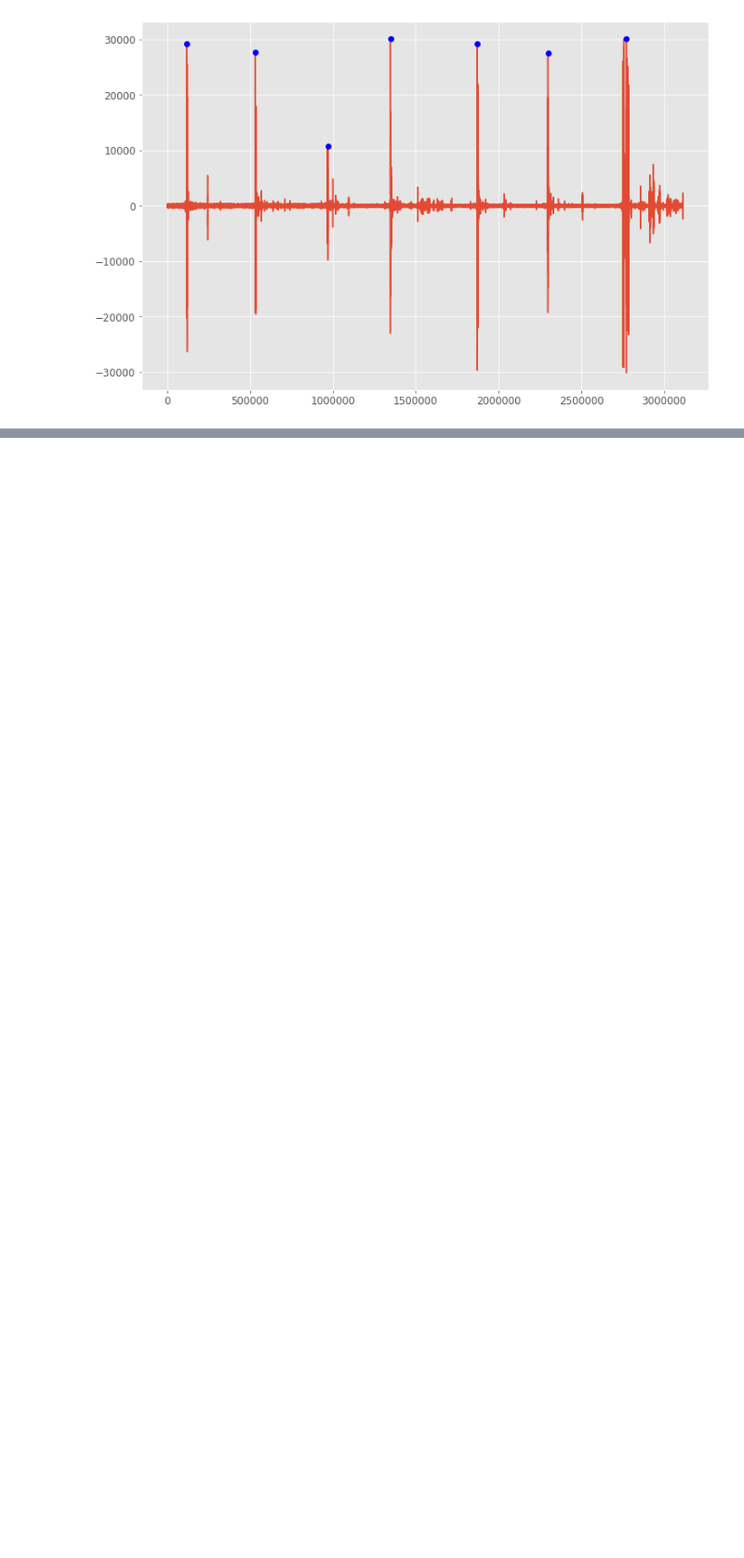
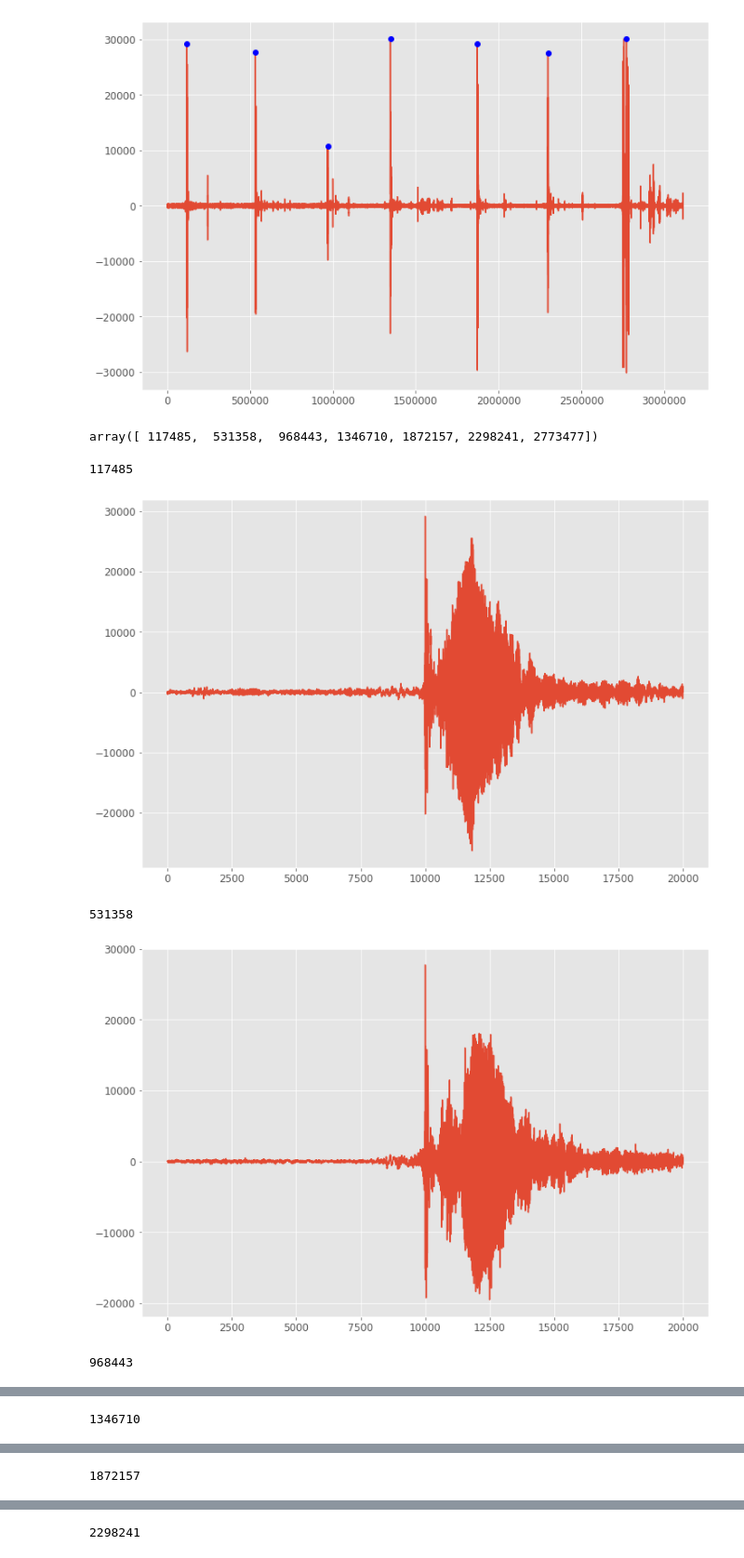
Before and after one commit to vitorpohlenz/AudioAnalisysML, a Jupyter notebook: AudioClassifier.ipynb, the cells around one changed output, grey strips where cells are left out. Shown: that part at 93% size. Drawn from its saved outputs; the diff is of its cells as text; code cells hidden in the pictures; blank space fills up the shorter version.

Commit message:
Extraction of audio samples and generate a dataframe with the extracted features

```diff
--- a/AudioClassifier.ipynb
+++ b/AudioClassifier.ipynb
@@ -130,0 +136,28 @@ plt.show()
+# %%
+wavSound= np.array(x)
+# %%
+peaks
+# %% [output]
+array([ 117485,  531358,  968443, 1346710, 1872157, 2298241, 2773477])
+# %%
+listSample = list()
+# run through all the peaks
+for peak in peaks:
+  print(peak)
+  # Size Win for sample
+  sizewin = 20000
+  # Create sample
+  sample = wavSound[int((peak-(sizewin/2))):int((peak+(sizewin/2)))]
+  # Append sample list
+  listSample.append(sample)
+  # Save wav file.
+  write('example'+str(peak)+'.wav', fs, sample.astype(np.int16))
+  # Plot wav sample.
+  plt.plot(sample)
+  plt.show()
+# %% [output]
+117485
+[figure, added]
+531358
+[figure, added]
+968443
@@ -130,0 +165 @@ plt.show()
+1346710
@@ -130,0 +167 @@ plt.show()
+1872157
@@ -130,0 +169 @@ plt.show()
+2298241
```
Also changed, not shown: parts of 13 cells of this notebook.
